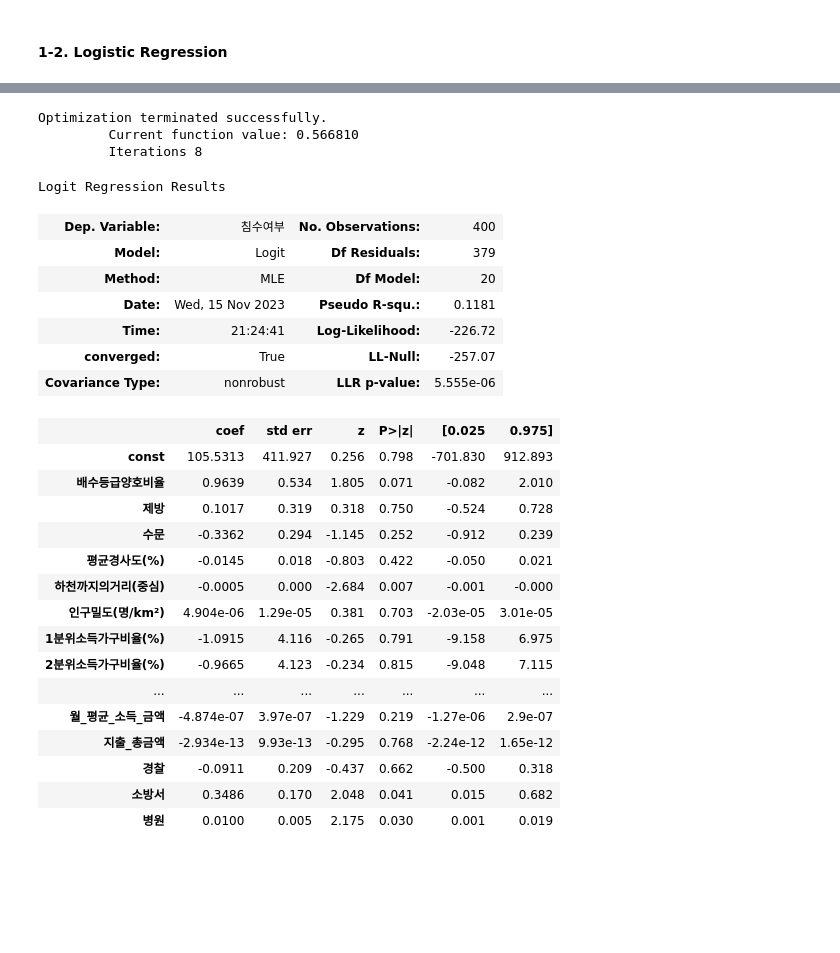
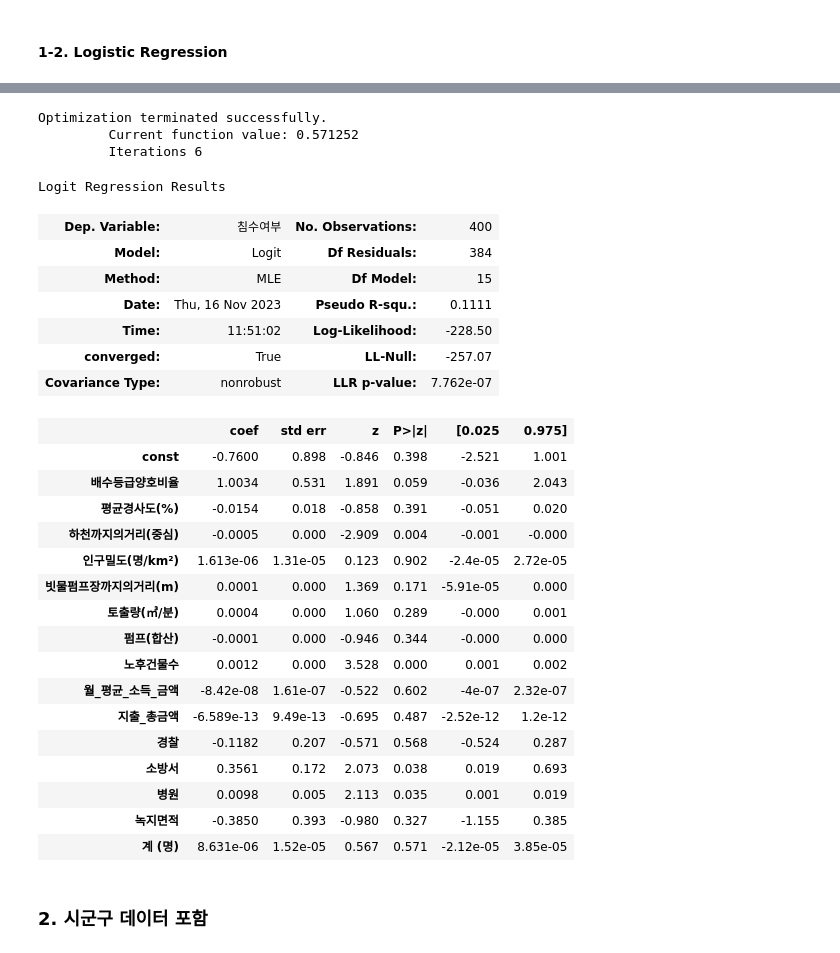
Before and after one commit to Apple03244/Total_Projects, a Jupyter notebook: Team_Projects/005_서울시빅데이터/정훈노트/파일추가후다시.ipynb, the cells around one changed output, grey strips where cells are left out. Saved outputs shown, nothing was run; the diff lists cells and outputs as text; code cells hidden in the pictures; blank space fills up the shorter version.

```diff
--- a/Team_Projects/005_서울시빅데이터/정훈노트/파일추가후다시.ipynb
+++ b/Team_Projects/005_서울시빅데이터/정훈노트/파일추가후다시.ipynb
@@ -27,0 +49,6 @@ import pandas as pd
+# %%
+행정동["월_평균_지출_금액"]=행정동["지출_총금액"]/행정동['계 (명)']
+# %%
+행정동.rename(columns={"GREEN_AREA_y":"녹지면적"},inplace=True)
+# %%
+행정동["녹지면적"]=행정동["녹지면적"]/1000
@@ -40,11 +83,11 @@ import pandas as pd
 행정동["침수여부"]=0
 행정동.loc[행정동["침수횟수"]>0,"침수여부"]=1
 target="침수여부"
-feature=['배수등급양호비율', '제방', '수문', '평균경사도(%)',
+행정동feature=['배수등급양호비율', '제방', '수문', '평균경사도(%)',
        '하천까지의거리(중심)', '인구밀도(명/km²)', '1분위소득가구비율(%)', '2분위소득가구비율(%)',
        '3분위소득가구비율(%)', '4분위소득가구비율(%)', '5분위소득가구비율(%)', '빗물펌프장까지의거리(m)',
        '토출량(㎥/분)', '펌프(합산)', '노후건물수', '월_평균_소득_금액', '지출_총금액', '경찰', '소방서',
-       '병원',"GREEN_AREA"]
+       '병원',"녹지면적","계 (명)"]
 # %% [markdown]
 #### 1-1. 의사결정나무
 # %% [markdown]
@@ -182,32 +222,35 @@ Logit Regression Results
 # %%
 # 상수항 추가함
-logic_model_const=sm.Lojgit(endog=행정동[target],exog=sm.add_constant(행정동[feature])).fit()
+logic_model_const=sm.Logit(endog=행정동[target],exog=sm.add_constant(행정동[feature])).fit()
 logic_model_const.summary()
 # %% [output]
 Optimization terminated successfully.
-         Current function value: 0.566810
-         Iterations 8
+         Current function value: 0.571252
+         Iterations 6
 Logit Regression Results
 | Dep. Variable: | 침수여부 | No. Observations: | 400 |
-| Model: | Logit | Df Residuals: | 379 |
-| Method: | MLE | Df Model: | 20 |
-| Date: | Wed, 15 Nov 2023 | Pseudo R-squ.: | 0.1181 |
-| Time: | 21:24:41 | Log-Likelihood: | -226.72 |
+| Model: | Logit | Df Residuals: | 384 |
+| Method: | MLE | Df Model: | 15 |
+| Date: | Thu, 16 Nov 2023 | Pseudo R-squ.: | 0.1111 |
+| Time: | 11:51:02 | Log-Likelihood: | -228.50 |
 | converged: | True | LL-Null: | -257.07 |
-| Covariance Type: | nonrobust | LLR p-value: | 5.555e-06 |
+| Covariance Type: | nonrobust | LLR p-value: | 7.762e-07 |
 |  | coef | std err | z | P>|z| | [0.025 | 0.975] |
-| const | 105.5313 | 411.927 | 0.256 | 0.798 | -701.830 | 912.893 |
-| 배수등급양호비율 | 0.9639 | 0.534 | 1.805 | 0.071 | -0.082 | 2.010 |
-| 제방 | 0.1017 | 0.319 | 0.318 | 0.750 | -0.524 | 0.728 |
-| 수문 | -0.3362 | 0.294 | -1.145 | 0.252 | -0.912 | 0.239 |
-| 평균경사도(%) | -0.0145 | 0.018 | -0.803 | 0.422 | -0.050 | 0.021 |
-| 하천까지의거리(중심) | -0.0005 | 0.000 | -2.684 | 0.007 | -0.001 | -0.000 |
-| 인구밀도(명/km²) | 4.904e-06 | 1.29e-05 | 0.381 | 0.703 | -2.03e-05 | 3.01e-05 |
-| 1분위소득가구비율(%) | -1.0915 | 4.116 | -0.265 | 0.791 | -9.158 | 6.975 |
-| 2분위소득가구비율(%) | -0.9665 | 4.123 | -0.234 | 0.815 | -9.048 | 7.115 |
-| ... | ... | ... | ... | ... | ... | ... |
-| 월_평균_소득_금액 | -4.874e-07 | 3.97e-07 | -1.229 | 0.219 | -1.27e-06 | 2.9e-07 |
-| 지출_총금액 | -2.934e-13 | 9.93e-13 | -0.295 | 0.768 | -2.24e-12 | 1.65e-12 |
-| 경찰 | -0.0911 | 0.209 | -0.437 | 0.662 | -0.500 | 0.318 |
-| 소방서 | 0.3486 | 0.170 | 2.048 | 0.041 | 0.015 | 0.682 |
-| 병원 | 0.0100 | 0.005 | 2.175 | 0.030 | 0.001 | 0.019 |
+| const | -0.7600 | 0.898 | -0.846 | 0.398 | -2.521 | 1.001 |
+| 배수등급양호비율 | 1.0034 | 0.531 | 1.891 | 0.059 | -0.036 | 2.043 |
+| 평균경사도(%) | -0.0154 | 0.018 | -0.858 | 0.391 | -0.051 | 0.020 |
+| 하천까지의거리(중심) | -0.0005 | 0.000 | -2.909 | 0.004 | -0.001 | -0.000 |
+| 인구밀도(명/km²) | 1.613e-06 | 1.31e-05 | 0.123 | 0.902 | -2.4e-05 | 2.72e-05 |
+| 빗물펌프장까지의거리(m) | 0.0001 | 0.000 | 1.369 | 0.171 | -5.91e-05 | 0.000 |
+| 토출량(㎥/분) | 0.0004 | 0.000 | 1.060 | 0.289 | -0.000 | 0.001 |
+| 펌프(합산) | -0.0001 | 0.000 | -0.946 | 0.344 | -0.000 | 0.000 |
+| 노후건물수 | 0.0012 | 0.000 | 3.528 | 0.000 | 0.001 | 0.002 |
+| 월_평균_소득_금액 | -8.42e-08 | 1.61e-07 | -0.522 | 0.602 | -4e-07 | 2.32e-07 |
+| 지출_총금액 | -6.589e-13 | 9.49e-13 | -0.695 | 0.487 | -2.52e-12 | 1.2e-12 |
+| 경찰 | -0.1182 | 0.207 | -0.571 | 0.568 | -0.524 | 0.287 |
+| 소방서 | 0.3561 | 0.172 | 2.073 | 0.038 | 0.019 | 0.693 |
+| 병원 | 0.0098 | 0.005 | 2.113 | 0.035 | 0.001 | 0.019 |
+| 녹지면적 | -0.3850 | 0.393 | -0.980 | 0.327 | -1.155 | 0.385 |
+| 계 (명) | 8.631e-06 | 1.52e-05 | 0.567 | 0.571 | -2.12e-05 | 3.85e-05 |
+# %% [markdown]
+### 2. 시군구 데이터 포함
```
Also changed, not shown: parts of 23 cells of this notebook, 1 other file.
